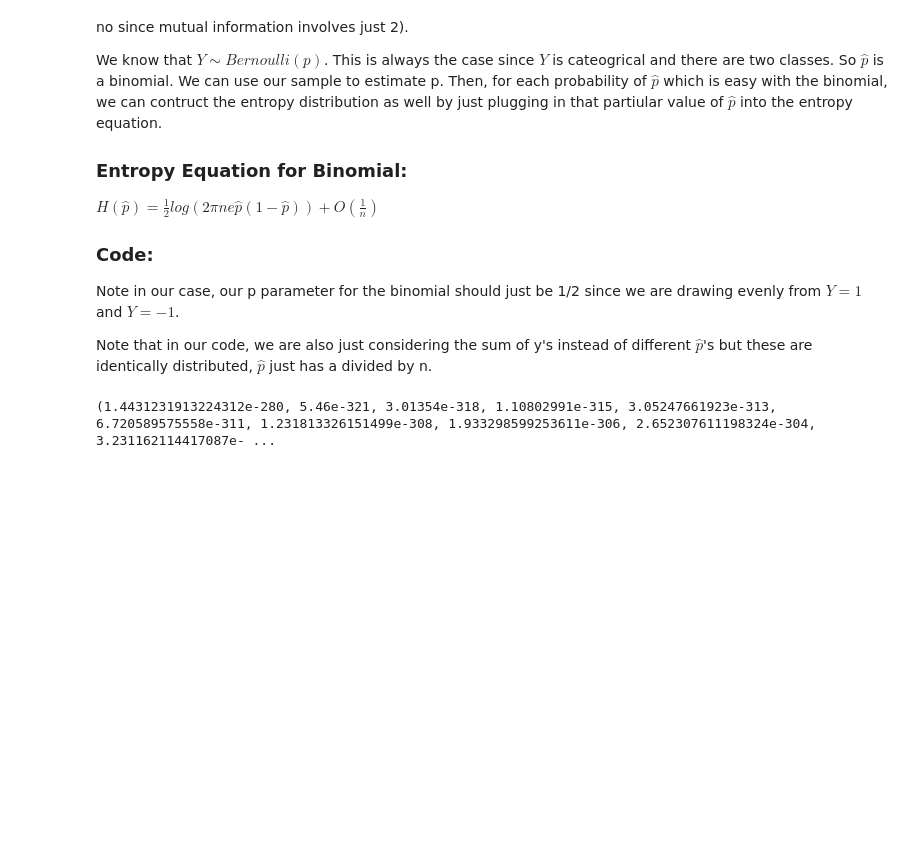
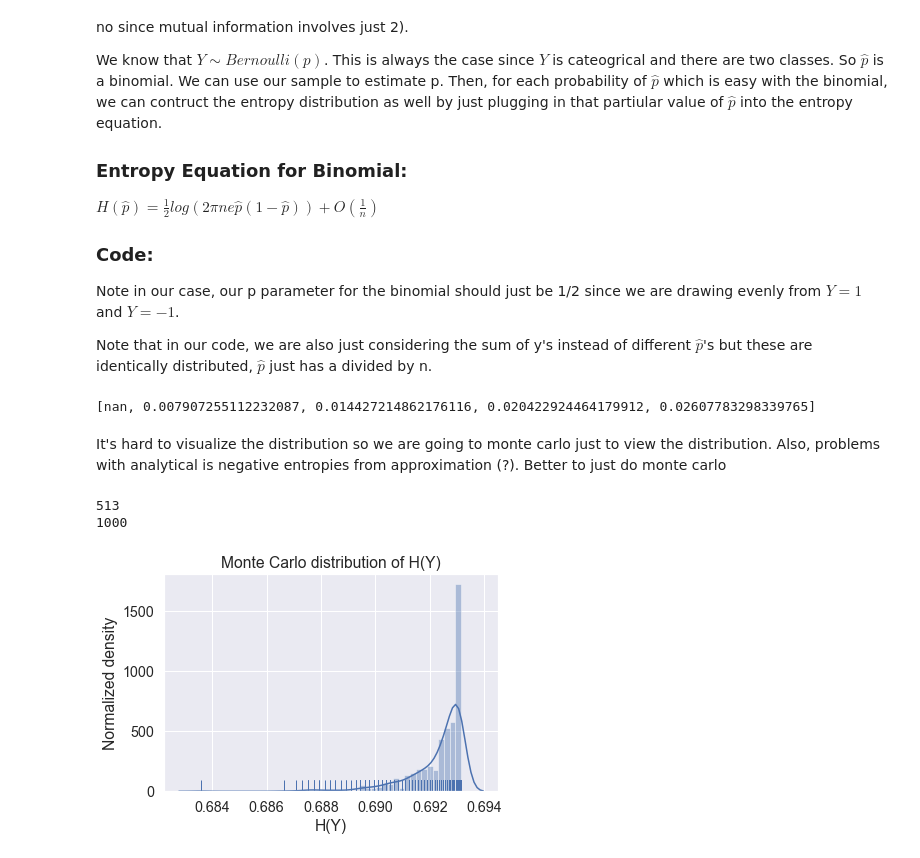
Before and after one commit to rguo123/conditional_entropy_forests, a Jupyter notebook: Test Statistic.ipynb, the cells around one changed output. Saved outputs shown, nothing was run; the diff lists cells and outputs as text; code cells hidden in the pictures; blank space fills up the shorter version.

Commit message:
good analytical approach, am happy

```diff
--- a/Test Statistic.ipynb
+++ b/Test Statistic.ipynb
@@ -226,11 +226,14 @@ def get_entropy_dist(y):
     for i in range(0, n + 1):
         p_hat = i/n
         prob = binom.pmf(i, n, p)
-        #NOTE: watch out here, might need to fix this line
-        dist[-.5*np.log(2*math.pi*math.e*p_hat*(1 - p_hat))] = prob
+        dist[-p_hat*np.log(p_hat) - (1 - p_hat)*np.log(1 - p_hat)] = prob
     return dist
 
 X, y = get_sample(1000, 0, 1)
 X = np.array(X).reshape(-1, 1)
 
+
 dist = get_entropy_dist(y)
+print(list(dist.keys())[:5])
+# %% [output]
+[nan, 0.007907255112232087, 0.014427214862176116, 0.020422924464179912, 0.02607783298339765]
@@ -241,4 +240,19 @@ keys, values = zip(*dist.items())
-# %%
-print(values)
-# %% [output]
-(1.4431231913224312e-280, 5.46e-321, 3.01354e-318, 1.10802991e-315, 3.05247661923e-313, 6.720589575558e-311, 1.231813326151499e-308, 1.933298599253611e-306, 2.652307611198324e-304, 3.231162114417087e- ...
+# %% [markdown]
+It's hard to visualize the distribution so we are going to monte carlo just to view the distribution. Also, problems with analytical is negative entropies from approximation (?). Better to just do monte carlo
+# %%
+X, y = get_sample(1000, 0, 1)
+X = np.array(X).reshape(-1, 1)
+
+print(y.count(1))
+probs = np.random.binomial(len(y), y.count(1)/len(y), 1000)/len(y)
+entropies = [-p_hat*np.log(p_hat) - (1 - p_hat)*np.log(1 - p_hat) for p_hat in probs]
+print(len(entropies))
+sns.distplot(entropies, hist = True, rug = True)
+plt.title("Monte Carlo distribution of H(Y)")
+plt.xlabel("H(Y)")
+plt.ylabel("Normalized density")
+plt.show()
+# %% [output]
+513
+1000
+[figure, added]
```
Also changed, not shown: parts of 4 cells of this notebook.
